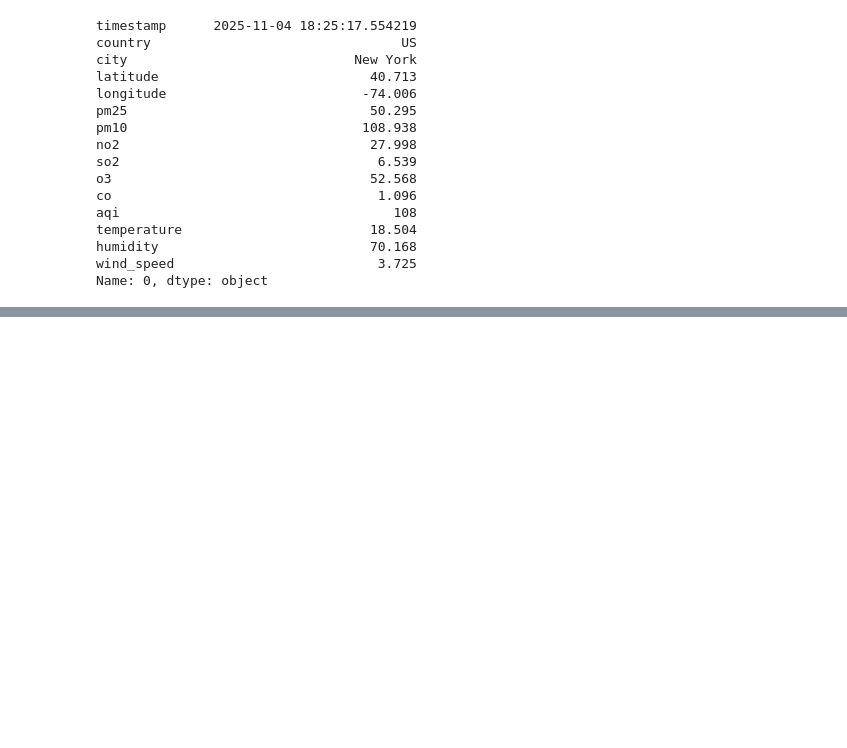
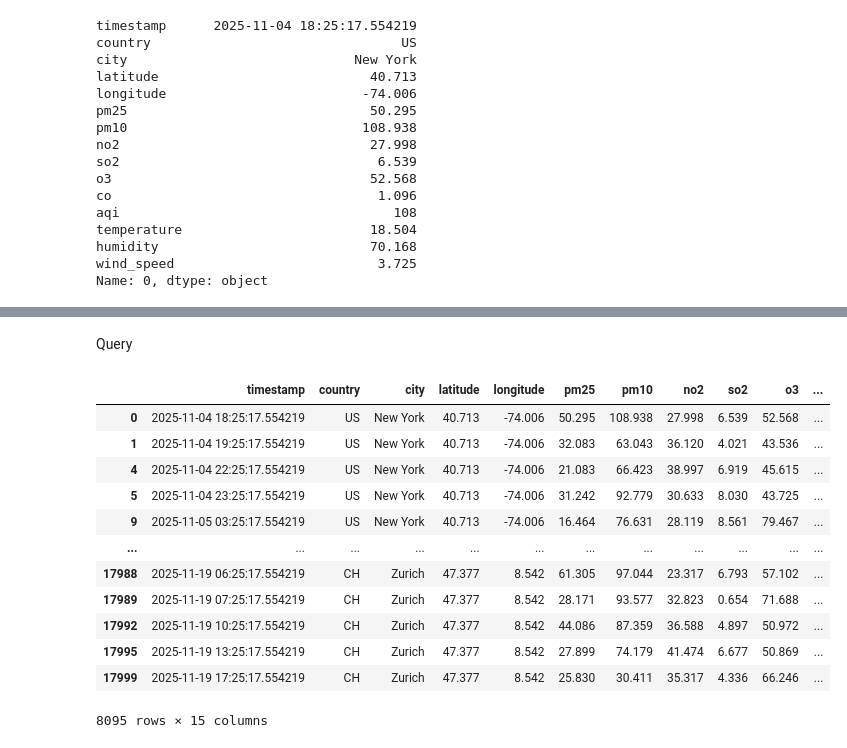
Before and after one commit to SWAPNILVERMA108/AIML, a Jupyter notebook: Pandas_Tutorials.ipynb, the cells around one changed output, grey strips where cells are left out. Saved outputs shown, nothing was run; the diff lists cells and outputs as text; code cells hidden in the pictures; blank space fills up the shorter version.

```diff
--- a/Pandas_Tutorials.ipynb
+++ b/Pandas_Tutorials.ipynb
@@ -314,0 +452,18 @@ Name: 0, dtype: object
+# %% [markdown]
+Query
+# %%
+df7.query("aqi>50 and temperature<20")
+# %% [output]
+|  | timestamp | country | city | latitude | longitude | pm25 | pm10 | no2 | so2 | o3 | ... |
+| 0 | 2025-11-04 18:25:17.554219 | US | New York | 40.713 | -74.006 | 50.295 | 108.938 | 27.998 | 6.539 | 52.568 | ... |
+| 1 | 2025-11-04 19:25:17.554219 | US | New York | 40.713 | -74.006 | 32.083 | 63.043 | 36.120 | 4.021 | 43.536 | ... |
+| 4 | 2025-11-04 22:25:17.554219 | US | New York | 40.713 | -74.006 | 21.083 | 66.423 | 38.997 | 6.919 | 45.615 | ... |
+| 5 | 2025-11-04 23:25:17.554219 | US | New York | 40.713 | -74.006 | 31.242 | 92.779 | 30.633 | 8.030 | 43.725 | ... |
+| 9 | 2025-11-05 03:25:17.554219 | US | New York | 40.713 | -74.006 | 16.464 | 76.631 | 28.119 | 8.561 | 79.467 | ... |
+| ... | ... | ... | ... | ... | ... | ... | ... | ... | ... | ... | ... |
+| 17988 | 2025-11-19 06:25:17.554219 | CH | Zurich | 47.377 | 8.542 | 61.305 | 97.044 | 23.317 | 6.793 | 57.102 | ... |
+| 17989 | 2025-11-19 07:25:17.554219 | CH | Zurich | 47.377 | 8.542 | 28.171 | 93.577 | 32.823 | 0.654 | 71.688 | ... |
+| 17992 | 2025-11-19 10:25:17.554219 | CH | Zurich | 47.377 | 8.542 | 44.086 | 87.359 | 36.588 | 4.897 | 50.972 | ... |
+| 17995 | 2025-11-19 13:25:17.554219 | CH | Zurich | 47.377 | 8.542 | 27.899 | 74.179 | 41.474 | 6.677 | 50.869 | ... |
+| 17999 | 2025-11-19 17:25:17.554219 | CH | Zurich | 47.377 | 8.542 | 25.830 | 30.411 | 35.317 | 4.336 | 66.246 | ... |
+8095 rows × 15 columns
```
Also changed, not shown: parts of 14 cells of this notebook, 1 other file.
